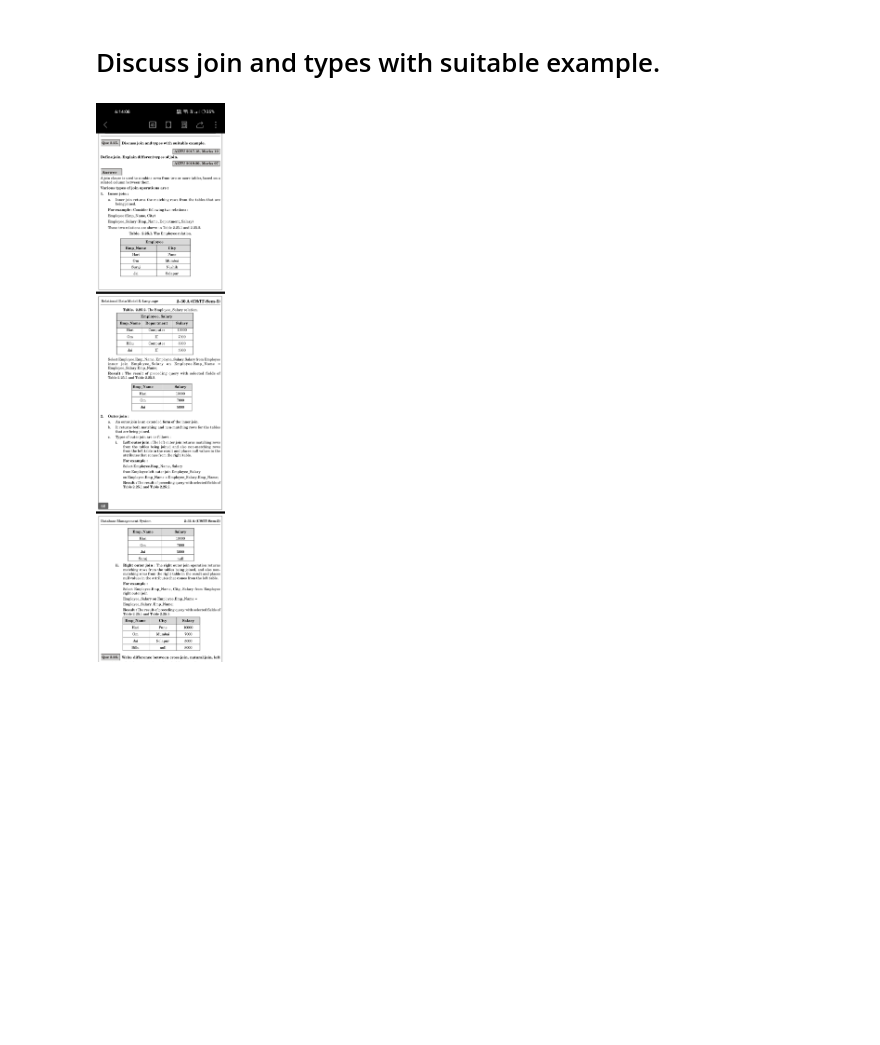
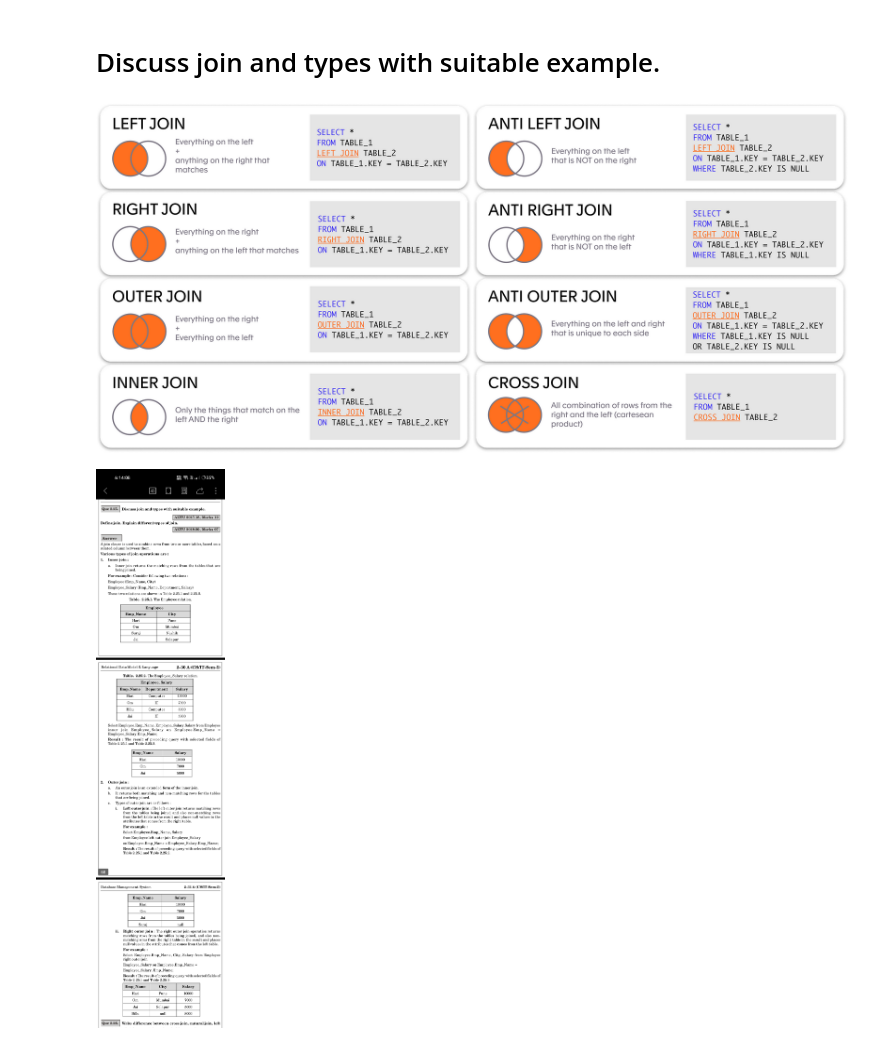
Before and after one commit to Ahmad10Raza/SQL, a Jupyter notebook: Relational Data Model.ipynb, the cells around one changed output. Drawn from its saved outputs; the diff is of its cells as text; code cells hidden in the pictures; blank space fills up the shorter version.

```diff
--- a/Relational Data Model.ipynb
+++ b/Relational Data Model.ipynb
@@ -619,6 +619,10 @@ In this case, the `GROUP BY` clause groups the sales data first by `ProductID`,
 The `GROUP BY` clause is typically placed after the `FROM` or `WHERE` clause in the SQL statement. If you're using the `HAVING` clause to filter groups, `GROUP BY` always comes before `HAVING`.
 # %% [markdown]
 # Discuss join and types with suitable example.
+# %%
+Image(filename='images/Joins.png')
+# %% [output]
+[figure, added]
 # %%
 Image('images/Screenshot_2024-01-17-18-14-15-00.jpg',width=1000)
 # %% [output]
```
Also changed, not shown: parts of 43 cells of this notebook, 2 other files.
